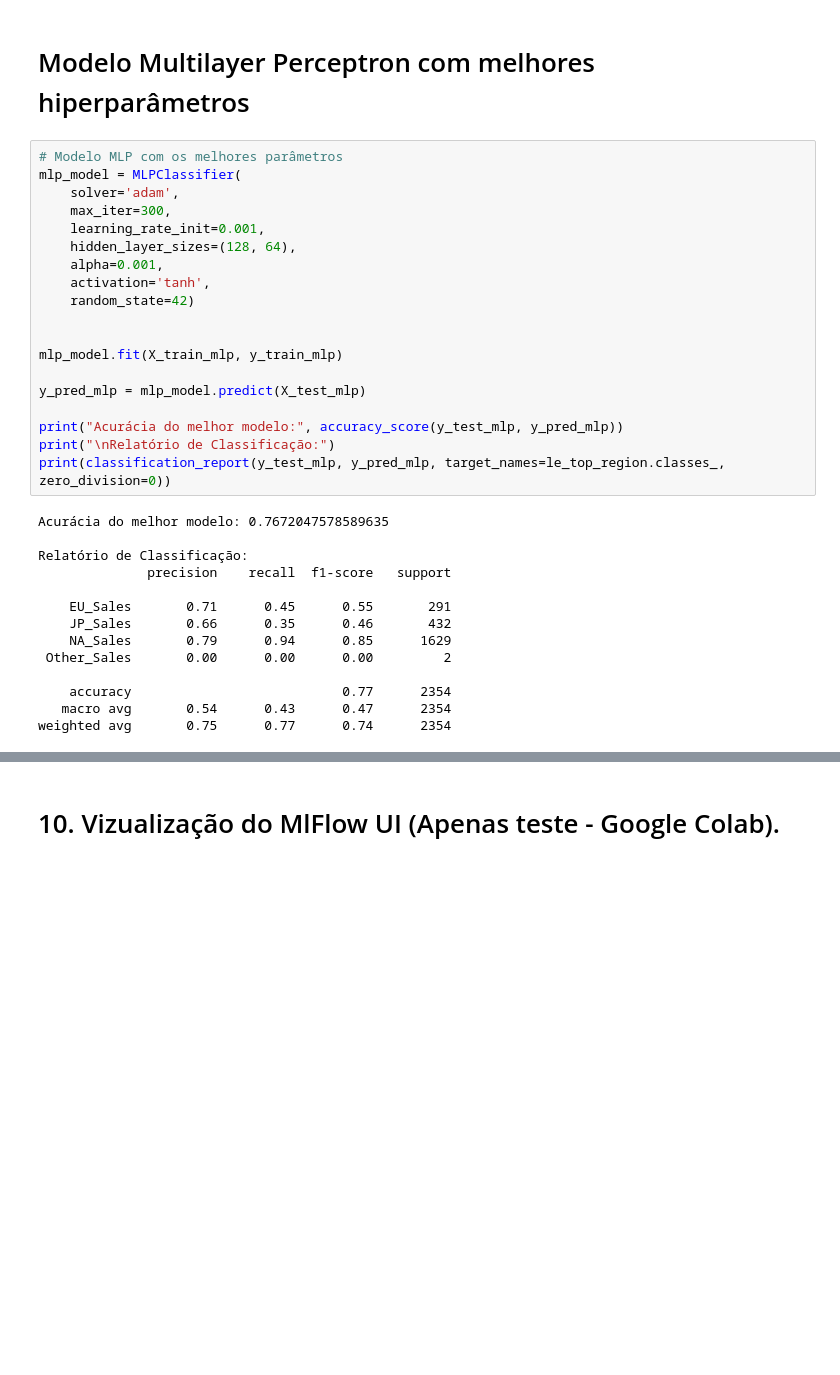
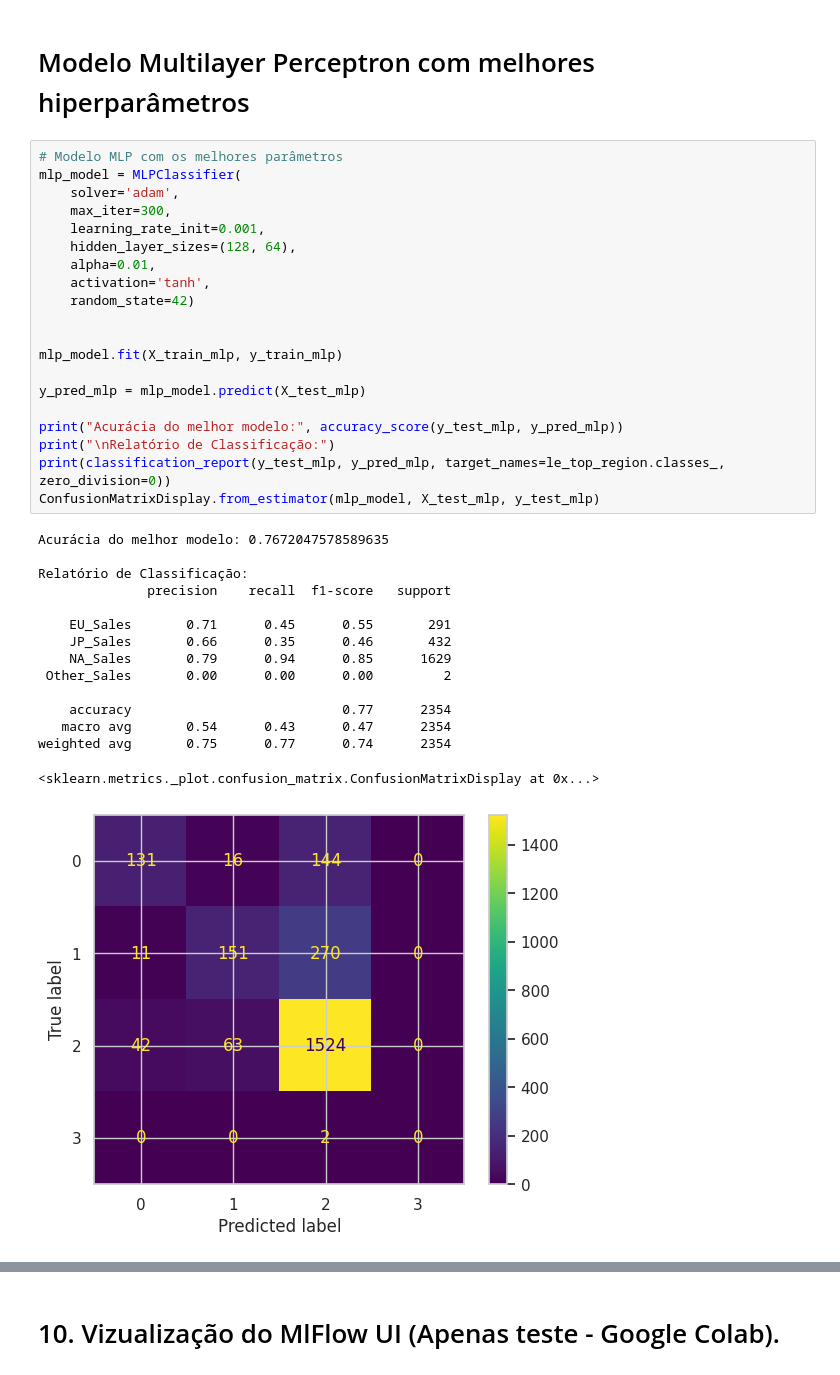
Before and after one commit to BrenoMontenegro/Video-Game-Sales, a Jupyter notebook: videogame.ipynb, the cells around one changed output, grey strips where cells are left out. Saved outputs shown, nothing was run; the diff lists cells and outputs as text; blank space fills up the shorter version.

```diff
--- a/videogame.ipynb
+++ b/videogame.ipynb
@@ -1644,31 +1720,34 @@ weighted avg       0.75      0.77      0.74      2354
 mlp_model = MLPClassifier(
     solver='adam',
     max_iter=300,
     learning_rate_init=0.001,
     hidden_layer_sizes=(128, 64),
-    alpha=0.001,
+    alpha=0.01,
     activation='tanh',
     random_state=42)
 
 
 mlp_model.fit(X_train_mlp, y_train_mlp)
 
 y_pred_mlp = mlp_model.predict(X_test_mlp)
 
 print("Acurácia do melhor modelo:", accuracy_score(y_test_mlp, y_pred_mlp))
 print("\nRelatório de Classificação:")
 print(classification_report(y_test_mlp, y_pred_mlp, target_names=le_top_region.classes_, zero_division=0))
+ConfusionMatrixDisplay.from_estimator(mlp_model, X_test_mlp, y_test_mlp)
 # %% [output]
 Acurácia do melhor modelo: 0.7672047578589635
 
 Relatório de Classificação:
               precision    recall  f1-score   support
 
     EU_Sales       0.71      0.45      0.55       291
     JP_Sales       0.66      0.35      0.46       432
     NA_Sales       0.79      0.94      0.85      1629
  Other_Sales       0.00      0.00      0.00         2
 
     accuracy                           0.77      2354
    macro avg       0.54      0.43      0.47      2354
 weighted avg       0.75      0.77      0.74      2354
+<sklearn.metrics._plot.confusion_matrix.ConfusionMatrixDisplay at 0x...>
+[figure, added]
```
Also changed, not shown: parts of 26 cells of this notebook, 3 other files.
